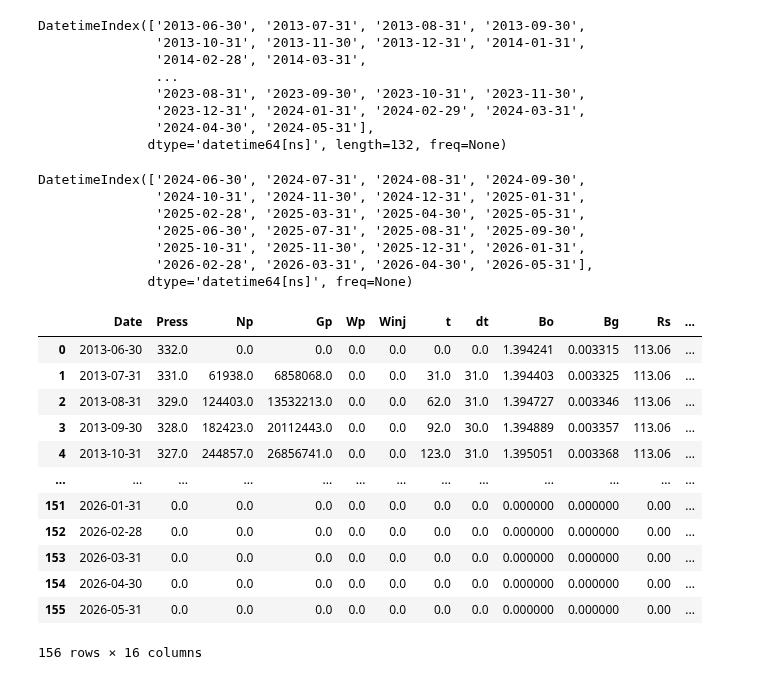
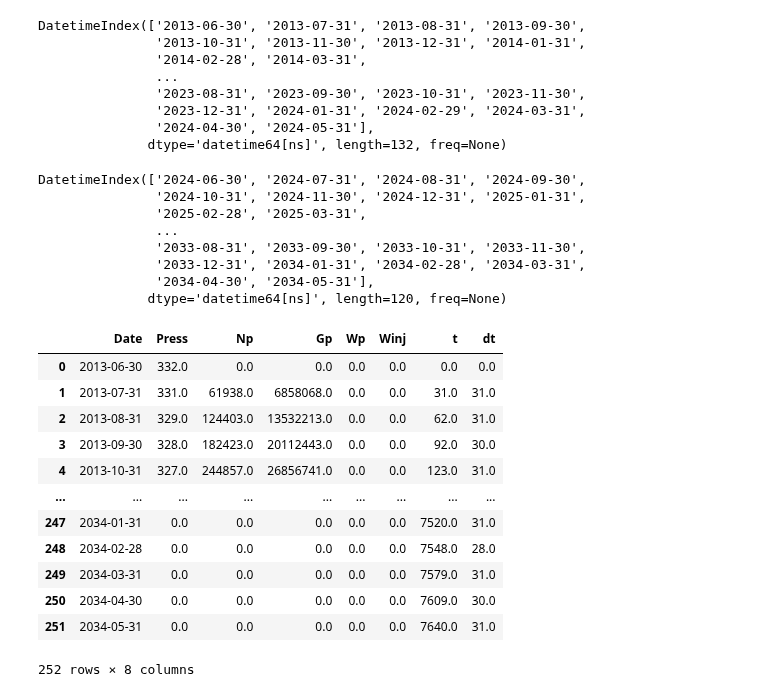
Before and after one commit to marcelogarret/projeto_mestrado, a Jupyter notebook: EBM_FIT_UNISIM_M.ipynb, the cells around one changed output. Drawn from its saved outputs; the diff is of its cells as text; code cells hidden in the pictures.

```diff
--- a/EBM_FIT_UNISIM_M.ipynb
+++ b/EBM_FIT_UNISIM_M.ipynb
@@ -317,37 +324,43 @@ from pandas.tseries.offsets import MonthEnd
 # Última data fornecida
 last_date = date_time[-1]
 
-# Gerar 24 novas datas, no último dia de cada mês seguinte
-new_dates = pd.to_datetime([last_date + MonthEnd(n) for n in range(1, 25)])
+# Quantidade de meses na previsão
+n_months = 120
+
+# Gerar novas datas, no último dia de cada mês seguinte
+new_dates = pd.to_datetime([last_date + MonthEnd(n) for n in range(1, n_months+1)])
 new_dates
 
 # (new_dates[0]-date_time[-1]).days
 # %% [output]
 DatetimeIndex(['2024-06-30', '2024-07-31', '2024-08-31', '2024-09-30',
                '2024-10-31', '2024-11-30', '2024-12-31', '2025-01-31',
-               '2025-02-28', '2025-03-31', '2025-04-30', '2025-05-31',
-               '2025-06-30', '2025-07-31', '2025-08-31', '2025-09-30',
-               '2025-10-31', '2025-11-30', '2025-12-31', '2026-01-31',
-               '2026-02-28', '2026-03-31', '2026-04-30', '2026-05-31'],
-              dtype='datetime64[ns]', freq=None)
+               '2025-02-28', '2025-03-31',
+               ...
+               '2033-08-31', '2033-09-30', '2033-10-31', '2033-11-30',
+               '2033-12-31', '2034-01-31', '2034-02-28', '2034-03-31',
+               '2034-04-30', '2034-05-31'],
+              dtype='datetime64[ns]', length=120, freq=None)
 # %%
 ## Forecast
 
 fc = pd.DataFrame(new_dates, columns=['Date'])
-fc = pd.concat([df, fc], ignore_index=True).iloc[:,:].fillna(0)
+fc = pd.concat([df, fc], ignore_index=True).iloc[:,:7].fillna(0)
+fc["t"] = (fc["Date"]-fc["Date"].iloc[0]).astype("int64")/10**9/60/60/24
+fc["dt"]=fc["t"].diff().fillna(0)
 fc
 # %% [output]
-|  | Date | Press | Np | Gp | Wp | Winj | t | dt | Bo | Bg | Rs | ... |
-| 0 | 2013-06-30 | 332.0 | 0.0 | 0.0 | 0.0 | 0.0 | 0.0 | 0.0 | 1.394241 | 0.003315 | 113.06 | ... |
-| 1 | 2013-07-31 | 331.0 | 61938.0 | 6858068.0 | 0.0 | 0.0 | 31.0 | 31.0 | 1.394403 | 0.003325 | 113.06 | ... |
-| 2 | 2013-08-31 | 329.0 | 124403.0 | 13532213.0 | 0.0 | 0.0 | 62.0 | 31.0 | 1.394727 | 0.003346 | 113.06 | ... |
-| 3 | 2013-09-30 | 328.0 | 182423.0 | 20112443.0 | 0.0 | 0.0 | 92.0 | 30.0 | 1.394889 | 0.003357 | 113.06 | ... |
-| 4 | 2013-10-31 | 327.0 | 244857.0 | 26856741.0 | 0.0 | 0.0 | 123.0 | 31.0 | 1.395051 | 0.003368 | 113.06 | ... |
-| ... | ... | ... | ... | ... | ... | ... | ... | ... | ... | ... | ... | ... |
-| 151 | 2026-01-31 | 0.0 | 0.0 | 0.0 | 0.0 | 0.0 | 0.0 | 0.0 | 0.000000 | 0.000000 | 0.00 | ... |
-| 152 | 2026-02-28 | 0.0 | 0.0 | 0.0 | 0.0 | 0.0 | 0.0 | 0.0 | 0.000000 | 0.000000 | 0.00 | ... |
-| 153 | 2026-03-31 | 0.0 | 0.0 | 0.0 | 0.0 | 0.0 | 0.0 | 0.0 | 0.000000 | 0.000000 | 0.00 | ... |
-| 154 | 2026-04-30 | 0.0 | 0.0 | 0.0 | 0.0 | 0.0 | 0.0 | 0.0 | 0.000000 | 0.000000 | 0.00 | ... |
-| 155 | 2026-05-31 | 0.0 | 0.0 | 0.0 | 0.0 | 0.0 | 0.0 | 0.0 | 0.000000 | 0.000000 | 0.00 | ... |
+|  | Date | Press | Np | Gp | Wp | Winj | t | dt |
+| 0 | 2013-06-30 | 332.0 | 0.0 | 0.0 | 0.0 | 0.0 | 0.0 | 0.0 |
+| 1 | 2013-07-31 | 331.0 | 61938.0 | 6858068.0 | 0.0 | 0.0 | 31.0 | 31.0 |
+| 2 | 2013-08-31 | 329.0 | 124403.0 | 13532213.0 | 0.0 | 0.0 | 62.0 | 31.0 |
+| 3 | 2013-09-30 | 328.0 | 182423.0 | 20112443.0 | 0.0 | 0.0 | 92.0 | 30.0 |
+| 4 | 2013-10-31 | 327.0 | 244857.0 | 26856741.0 | 0.0 | 0.0 | 123.0 | 31.0 |
+| ... | ... | ... | ... | ... | ... | ... | ... | ... |
+| 247 | 2034-01-31 | 0.0 | 0.0 | 0.0 | 0.0 | 0.0 | 7520.0 | 31.0 |
+| 248 | 2034-02-28 | 0.0 | 0.0 | 0.0 | 0.0 | 0.0 | 7548.0 | 28.0 |
+| 249 | 2034-03-31 | 0.0 | 0.0 | 0.0 | 0.0 | 0.0 | 7579.0 | 31.0 |
+| 250 | 2034-04-30 | 0.0 | 0.0 | 0.0 | 0.0 | 0.0 | 7609.0 | 30.0 |
+| 251 | 2034-05-31 | 0.0 | 0.0 | 0.0 | 0.0 | 0.0 | 7640.0 | 31.0 |
-156 rows × 16 columns
+252 rows × 8 columns
 # %%
```
Also changed, not shown: parts of 9 cells of this notebook.
